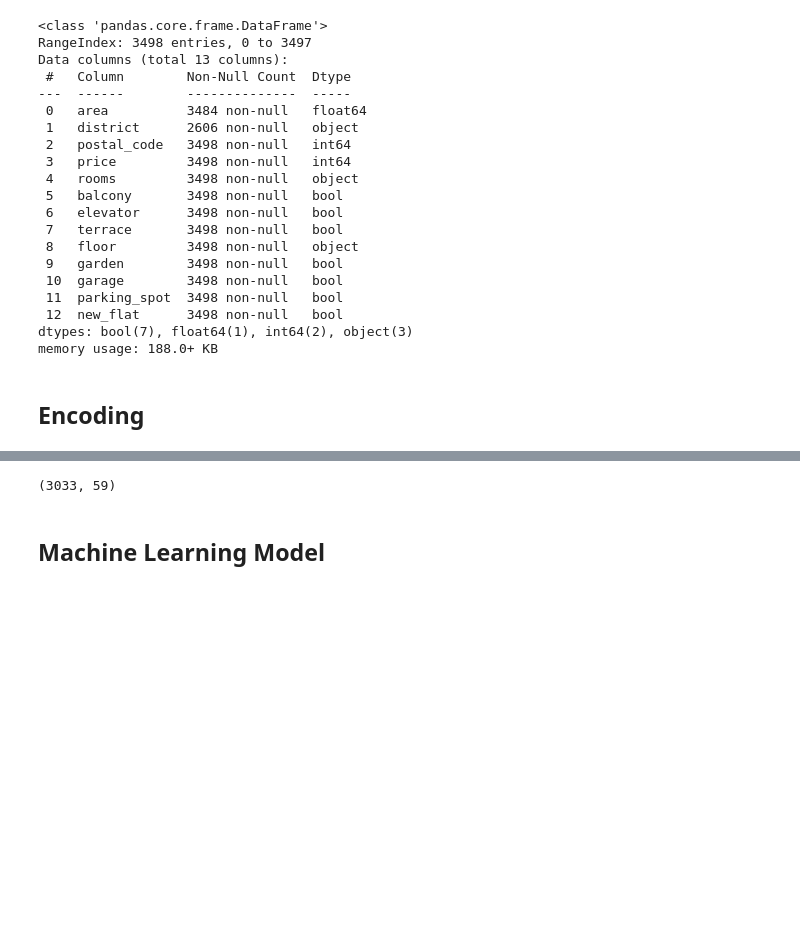
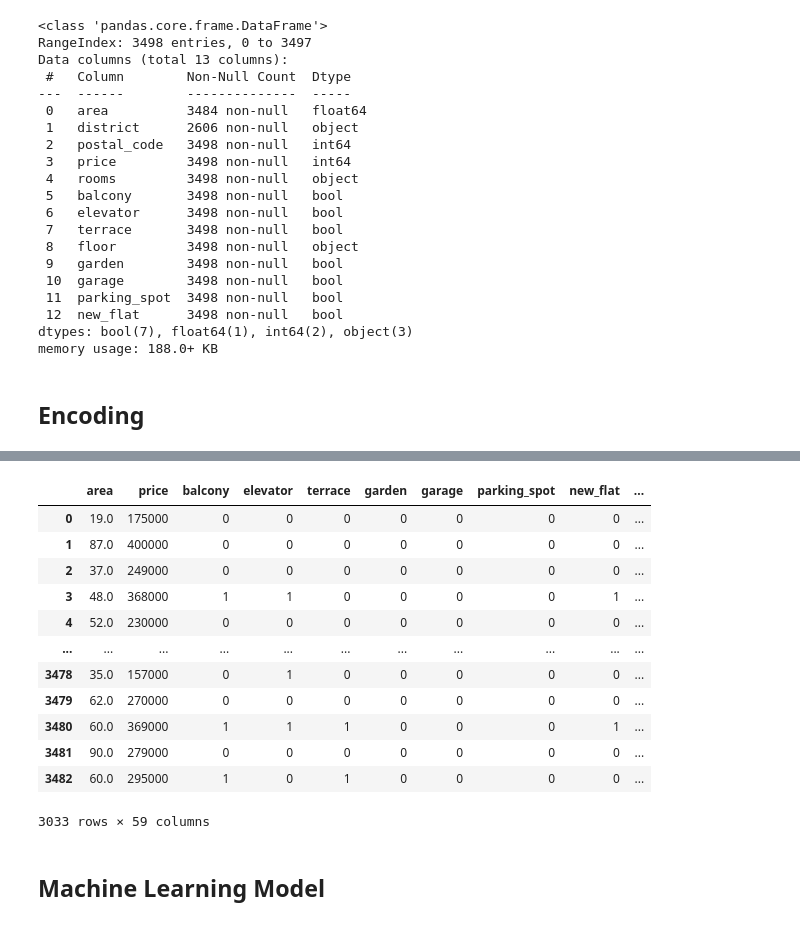
Before and after one commit to Nacim-B/Flat_Price_Prediction_in_Lyon, a Jupyter notebook: Flat_Price_Prediction.ipynb, the cells around one changed output, grey strips where cells are left out. Drawn from its saved outputs; the diff is of its cells as text; code cells hidden in the pictures; blank space fills up the shorter version.

Commit message:
bug with the number of columns fixed

```diff
--- a/Flat_Price_Prediction.ipynb
+++ b/Flat_Price_Prediction.ipynb
@@ -241,10 +241,22 @@ sns.histplot(df['price'])
 # %%
-# I only keep the values that have at least 50 occurences
+# I only keep the prices (the target value) that have at least 50 occurences
 
 final_df = df[df['price'] < 600000]
-final_df.shape
+final_df
 # %% [output]
+|  | area | price | balcony | elevator | terrace | garden | garage | parking_spot | new_flat | ... |
+| 0 | 19.0 | 175000 | 0 | 0 | 0 | 0 | 0 | 0 | 0 | ... |
+| 1 | 87.0 | 400000 | 0 | 0 | 0 | 0 | 0 | 0 | 0 | ... |
+| 2 | 37.0 | 249000 | 0 | 0 | 0 | 0 | 0 | 0 | 0 | ... |
+| 3 | 48.0 | 368000 | 1 | 1 | 0 | 0 | 0 | 0 | 1 | ... |
+| 4 | 52.0 | 230000 | 0 | 0 | 0 | 0 | 0 | 0 | 0 | ... |
+| ... | ... | ... | ... | ... | ... | ... | ... | ... | ... | ... |
+| 3478 | 35.0 | 157000 | 0 | 1 | 0 | 0 | 0 | 0 | 0 | ... |
+| 3479 | 62.0 | 270000 | 0 | 0 | 0 | 0 | 0 | 0 | 0 | ... |
+| 3480 | 60.0 | 369000 | 1 | 1 | 1 | 0 | 0 | 0 | 1 | ... |
+| 3481 | 90.0 | 279000 | 0 | 0 | 0 | 0 | 0 | 0 | 0 | ... |
+| 3482 | 60.0 | 295000 | 1 | 0 | 1 | 0 | 0 | 0 | 0 | ... |
-(3033, 59)
+3033 rows × 59 columns
 # %% [markdown]
 ## Machine Learning Model
 # %%
```
Also changed, not shown: parts of 28 cells of this notebook, 2 other files.
